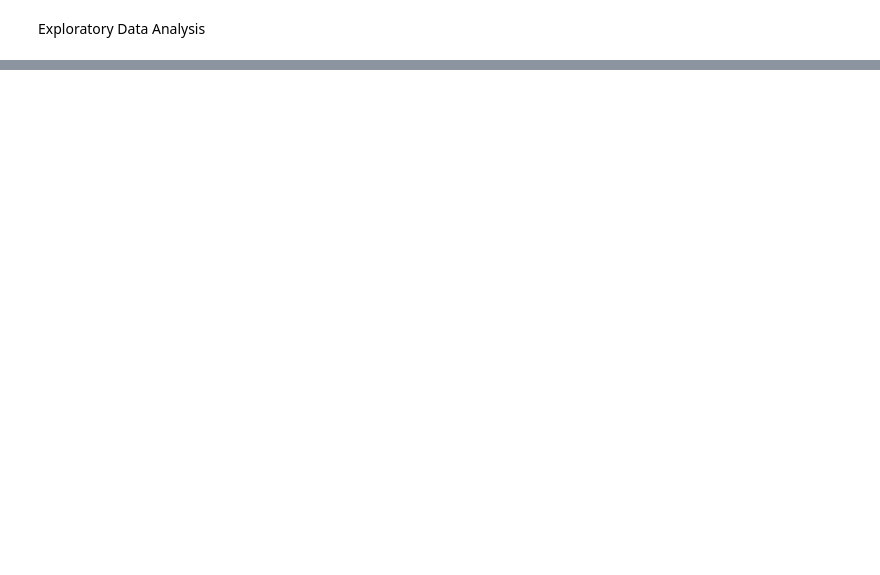
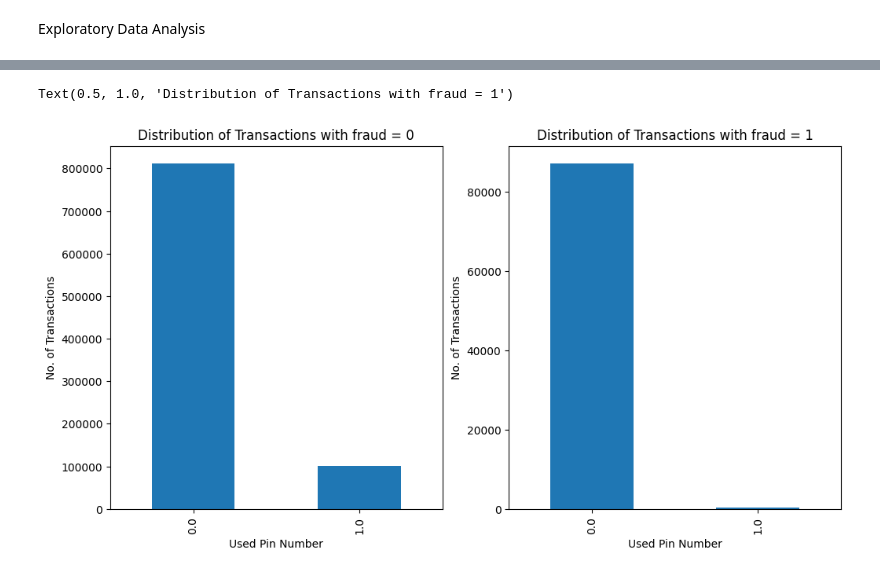
Before and after one commit to MatthiasYeoEeLiang/BT4012-Project, a Jupyter notebook: Group18_BT4012.ipynb, the cells around one changed output, grey strips where cells are left out. Saved outputs shown, nothing was run; the diff lists cells and outputs as text; code cells hidden in the pictures; blank space fills up the shorter version.

```diff
--- a/Group18_BT4012.ipynb
+++ b/Group18_BT4012.ipynb
@@ -36,0 +80,21 @@ print(df)
+# %%
+# used_pin_number of fraud = 0 vs fraud = 1
+plt.figure(figsize=(12,6))
+used_pin_number = df.loc[:, ['fraud', 'used_pin_number']]
+used_pin_number_0 = df[df.fraud == 0]
+used_pin_number_1 = df[df.fraud == 1]
+
+plt.subplot(1,2,1)
+used_pin_number_0.groupby('used_pin_number').size().plot.bar()
+plt.xlabel('Used Pin Number')
+plt.ylabel('No. of Transactions')
+plt.title('Distribution of Transactions with fraud = 0')
+
+plt.subplot(1,2,2)
+used_pin_number_1.groupby('used_pin_number').size().plot.bar()
+plt.xlabel('Used Pin Number')
+plt.ylabel('No. of Transactions')
+plt.title('Distribution of Transactions with fraud = 1')
+# %% [output]
+Text(0.5, 1.0, 'Distribution of Transactions with fraud = 1')
+[figure, added]
```
Also changed, not shown: parts of 9 cells of this notebook.
